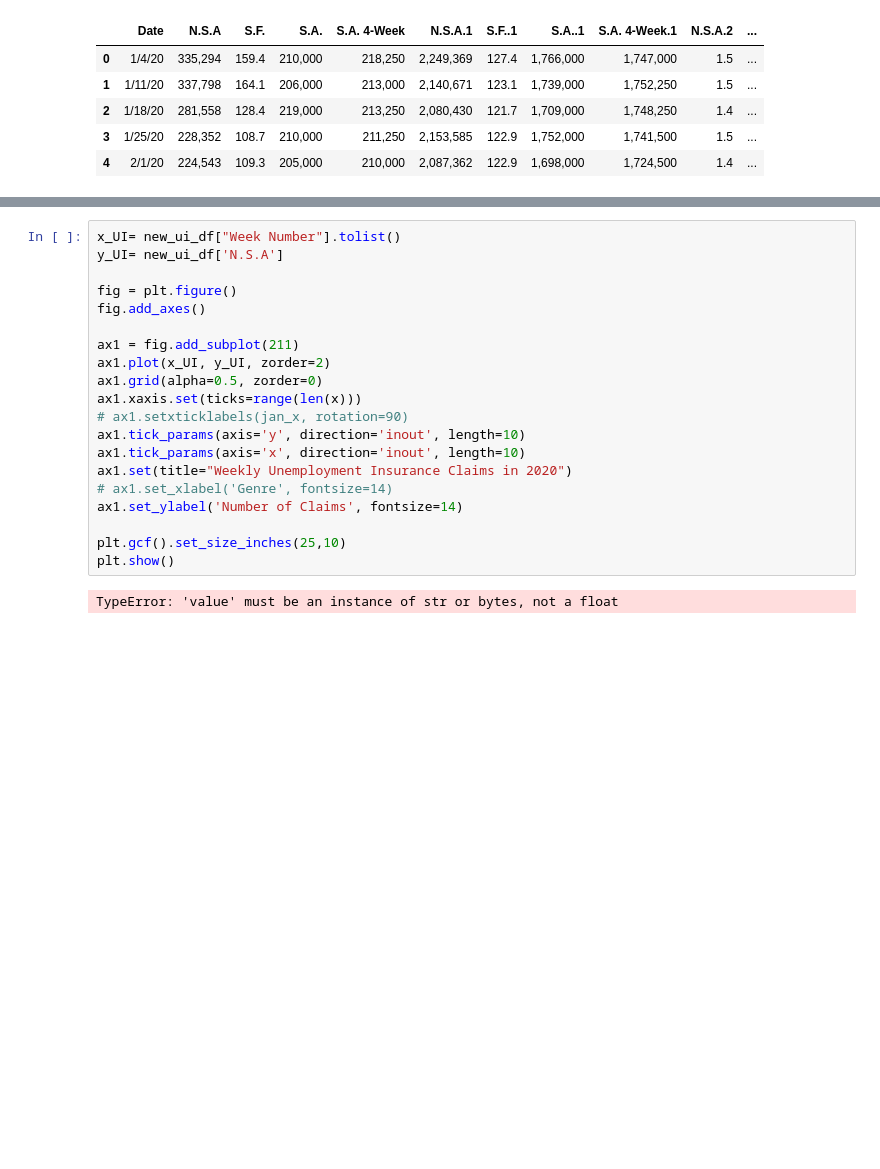
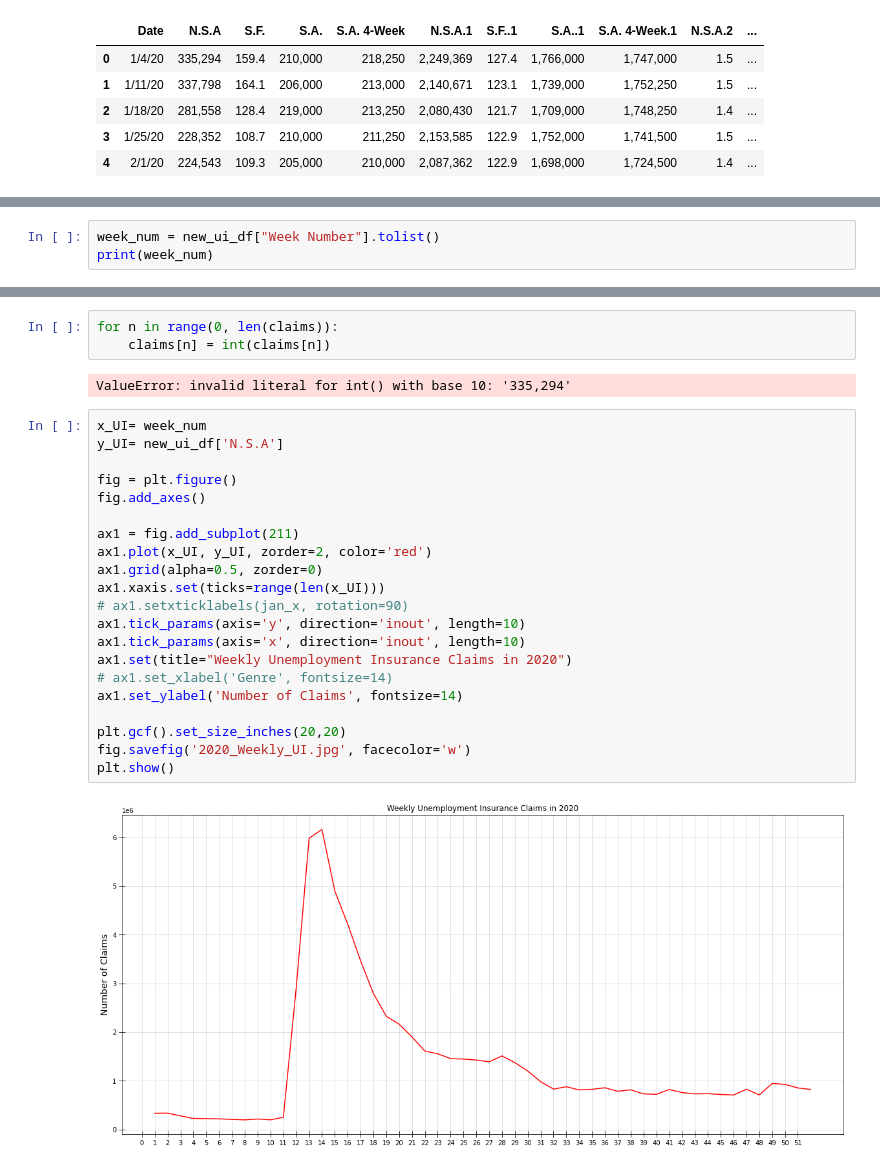
Before and after one commit to Teablee/project-one, a Jupyter notebook: graphs.ipynb, the cells around one changed output, grey strips where cells are left out. Drawn from its saved outputs; the diff is of its cells as text; blank space fills up the shorter version.

```diff
--- a/graphs.ipynb
+++ b/graphs.ipynb
@@ -777,0 +822,3 @@ new_ui_df.head()
+# %%
+week_num = new_ui_df["Week Number"].tolist()
+print(week_num)
@@ -778,22 +832,28 @@ new_ui_df.head()
+# %%
+for n in range(0, len(claims)):
+    claims[n] = int(claims[n])
+# %% [output]
+ValueError: invalid literal for int() with base 10: '335,294'
 # %%
-x_UI= new_ui_df["Week Number"].tolist()
+x_UI= week_num
 y_UI= new_ui_df['N.S.A']
 
 fig = plt.figure()
 fig.add_axes()
 
 ax1 = fig.add_subplot(211)
-ax1.plot(x_UI, y_UI, zorder=2)
+ax1.plot(x_UI, y_UI, zorder=2, color='red')
 ax1.grid(alpha=0.5, zorder=0)
-ax1.xaxis.set(ticks=range(len(x)))
+ax1.xaxis.set(ticks=range(len(x_UI)))
 # ax1.setxticklabels(jan_x, rotation=90)
 ax1.tick_params(axis='y', direction='inout', length=10)
 ax1.tick_params(axis='x', direction='inout', length=10)
 ax1.set(title="Weekly Unemployment Insurance Claims in 2020")
 # ax1.set_xlabel('Genre', fontsize=14)
 ax1.set_ylabel('Number of Claims', fontsize=14)
 
-plt.gcf().set_size_inches(25,10)
+plt.gcf().set_size_inches(20,20)
+fig.savefig('2020_Weekly_UI.jpg', facecolor='w')
 plt.show()
 # %% [output]
-TypeError: 'value' must be an instance of str or bytes, not a float
+[figure, added]
```
Also changed, not shown: parts of 8 cells of this notebook, 2 other files.
